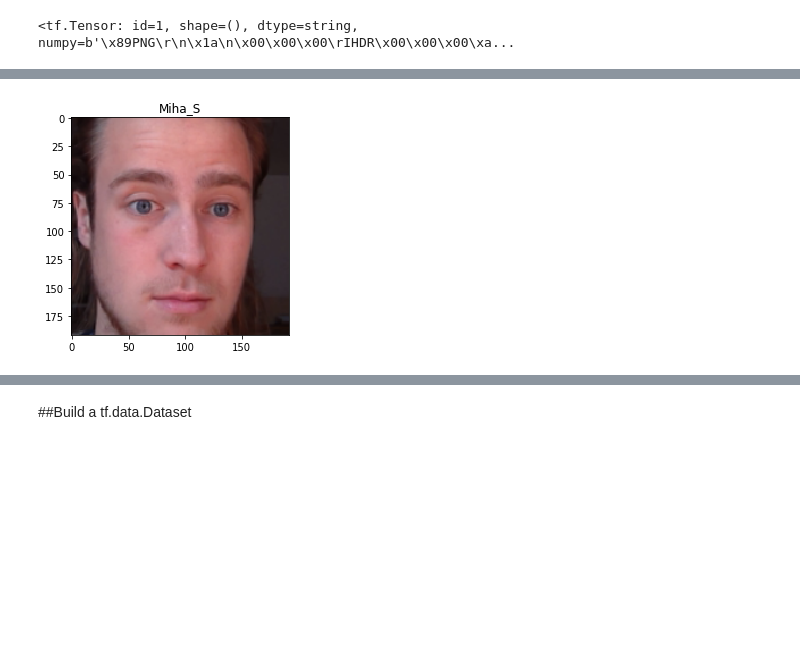
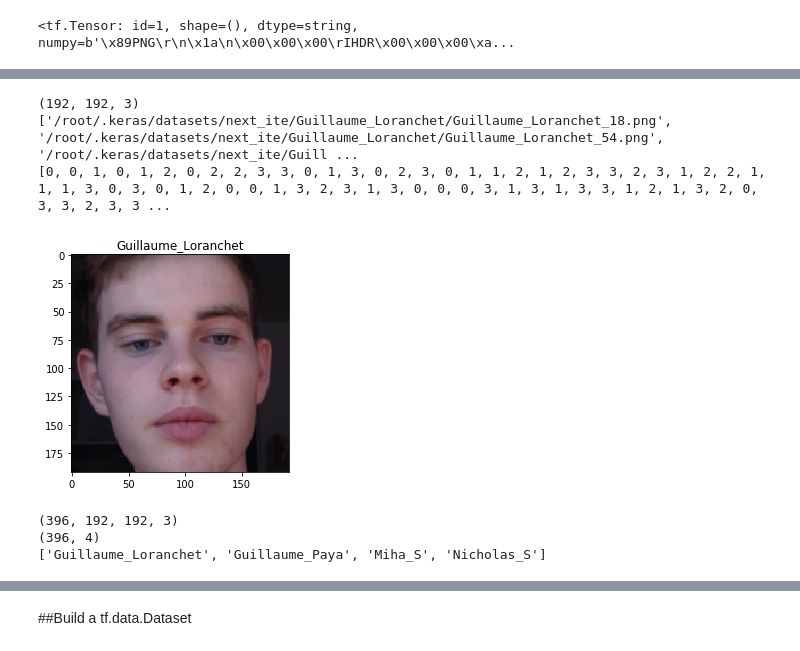
Before and after one commit to Guilli12pm/ML_proj, a Jupyter notebook: project_ML.ipynb, the cells around one changed output, grey strips where cells are left out. Drawn from its saved outputs; the diff is of its cells as text; code cells hidden in the pictures; blank space fills up the shorter version.

```diff
--- a/project_ML.ipynb
+++ b/project_ML.ipynb
@@ -140,13 +140,36 @@ def load_and_preprocess_image(path):
 # %%
 import matplotlib.pyplot as plt
 
-image_path = all_image_paths[0]
-label = all_image_labels[0]
+image_path = all_image_paths[1]
+label = all_image_labels[1]
 
 plt.imshow(load_and_preprocess_image(img_path))
 plt.grid(False)
 #plt.xlabel(caption_image(img_path).encode('utf-8'))
 plt.title(label_names[label].title())
 print()
+
+print(load_and_preprocess_image(all_image_paths[0]).shape)
+print(all_image_paths)
+print(all_image_labels)
 # %% [output]
+(192, 192, 3)
+['/root/.keras/datasets/next_ite/Guillaume_Loranchet/Guillaume_Loranchet_18.png', '/root/.keras/datasets/next_ite/Guillaume_Loranchet/Guillaume_Loranchet_54.png', '/root/.keras/datasets/next_ite/Guill ...
+[0, 0, 1, 0, 1, 2, 0, 2, 2, 3, 3, 0, 1, 3, 0, 2, 3, 0, 1, 1, 2, 1, 2, 3, 3, 2, 3, 1, 2, 2, 1, 1, 1, 3, 0, 3, 0, 1, 2, 0, 0, 1, 3, 2, 3, 1, 3, 0, 0, 0, 3, 1, 3, 1, 3, 3, 1, 2, 1, 3, 2, 0, 3, 3, 2, 3, 3 ...
-[figure, old version]
+[figure, new version]
+# %%
+import numpy as np
+
+x_train_aux = [load_and_preprocess_image(all_image_paths[i]) for i in range(len(all_image_paths))]
+x_train = np.array([np.array(x_train_aux[i]) for i in range(len(x_train_aux))])
+print(x_train.shape)
+
+y_train = np.array([[0]*i + [1] + [0]*(len(label_names)-1-i) for i in all_image_labels])
+print(y_train.shape)
+
+labels = label_names
+print(labels)
+# %% [output]
+(396, 192, 192, 3)
+(396, 4)
+['Guillaume_Loranchet', 'Guillaume_Paya', 'Miha_S', 'Nicholas_S']
```
Also changed, not shown: parts of 9 cells of this notebook.
